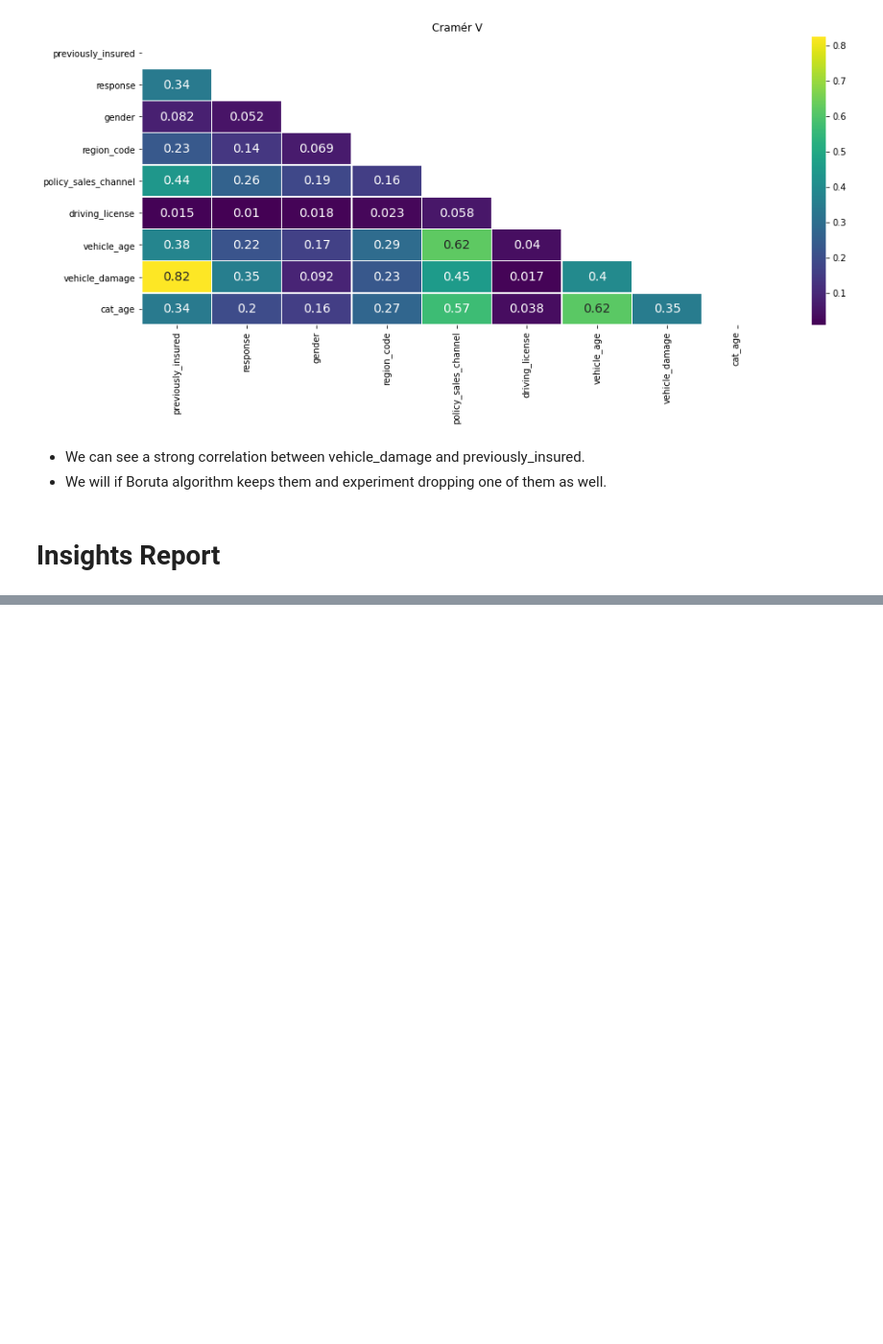
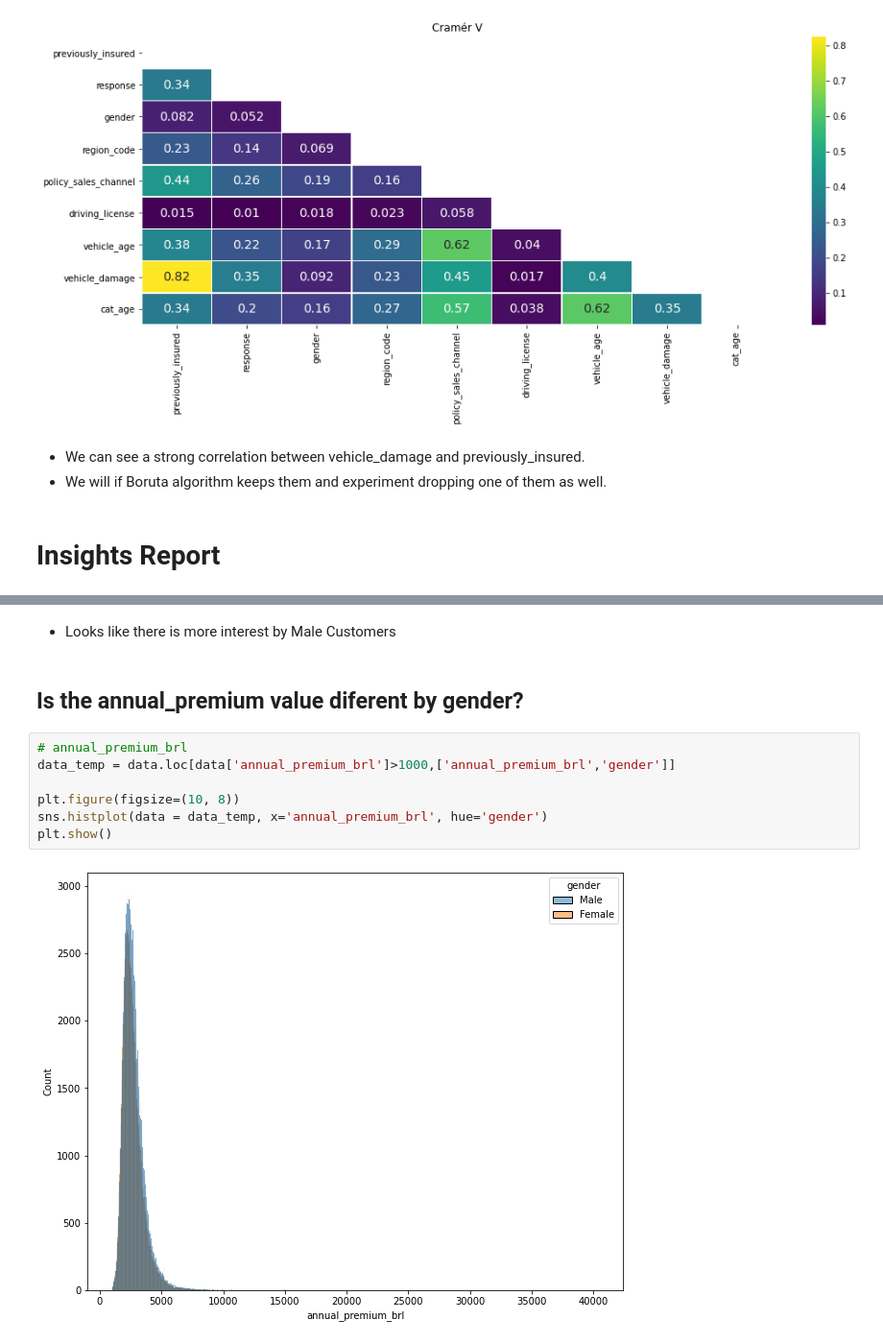
Before and after one commit to bruno154/health_insurence_cross_sell_project, a Jupyter notebook: pa004_health_insurance_cross_sell.ipynb, the cells around one changed output, grey strips where cells are left out. Shown at 96% size. Drawn from its saved outputs; the diff is of its cells as text; blank space fills up the shorter version.

```diff
--- a/pa004_health_insurance_cross_sell.ipynb
+++ b/pa004_health_insurance_cross_sell.ipynb
@@ -928,0 +986,13 @@ Text(0.5, 1.0, 'Cramér V')
+# %% [markdown]
+- Looks like there is more interest by Male Customers
+# %% [markdown]
+## Is the annual_premium value diferent by gender?
+# %%
+# annual_premium_brl
+data_temp = data.loc[data['annual_premium_brl']>1000,['annual_premium_brl','gender']]
+
+plt.figure(figsize=(10, 8))
+sns.histplot(data = data_temp, x='annual_premium_brl', hue='gender')
+plt.show()
+# %% [output]
+[figure, added]
```
Also changed, not shown: parts of 15 cells of this notebook.
